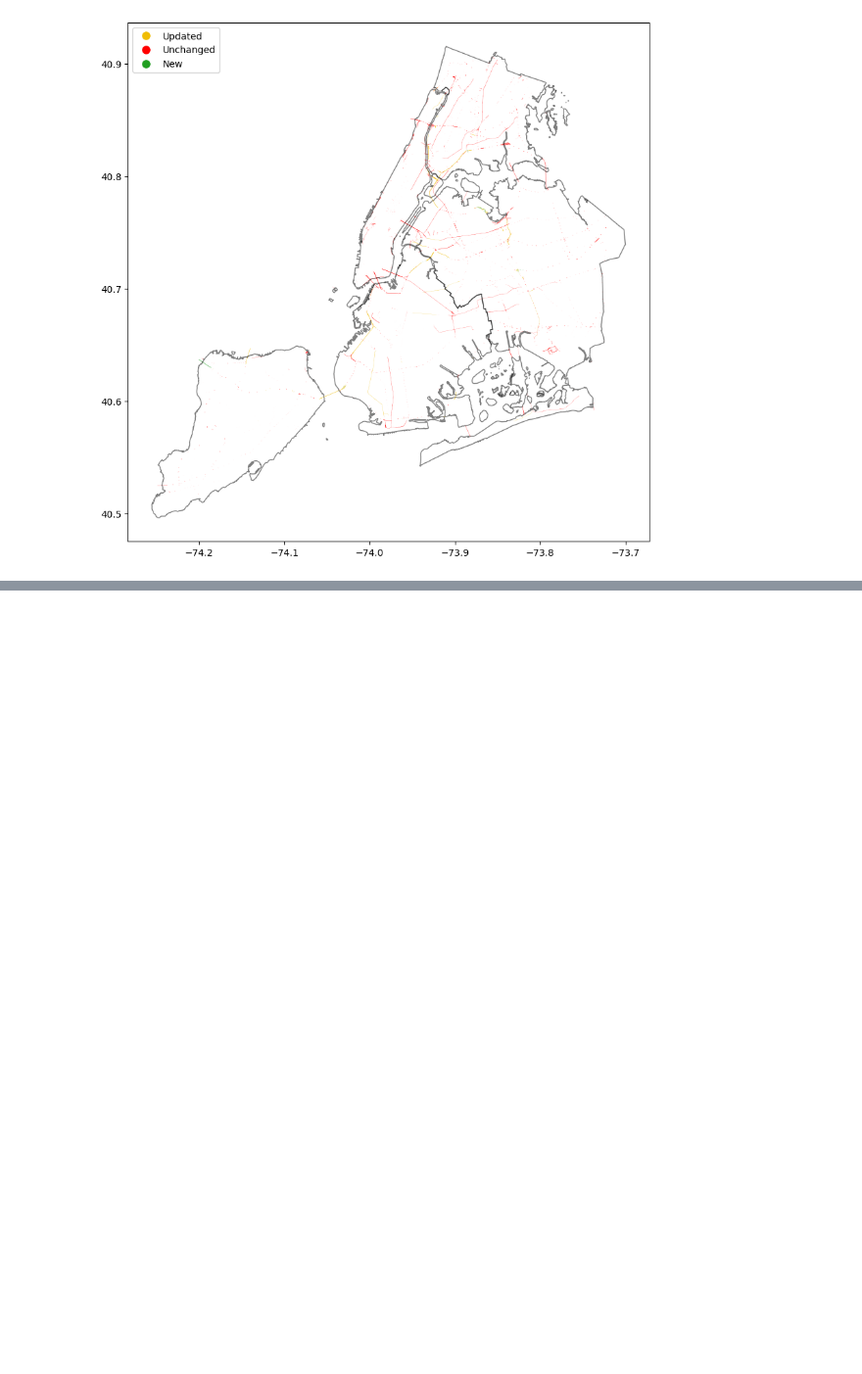
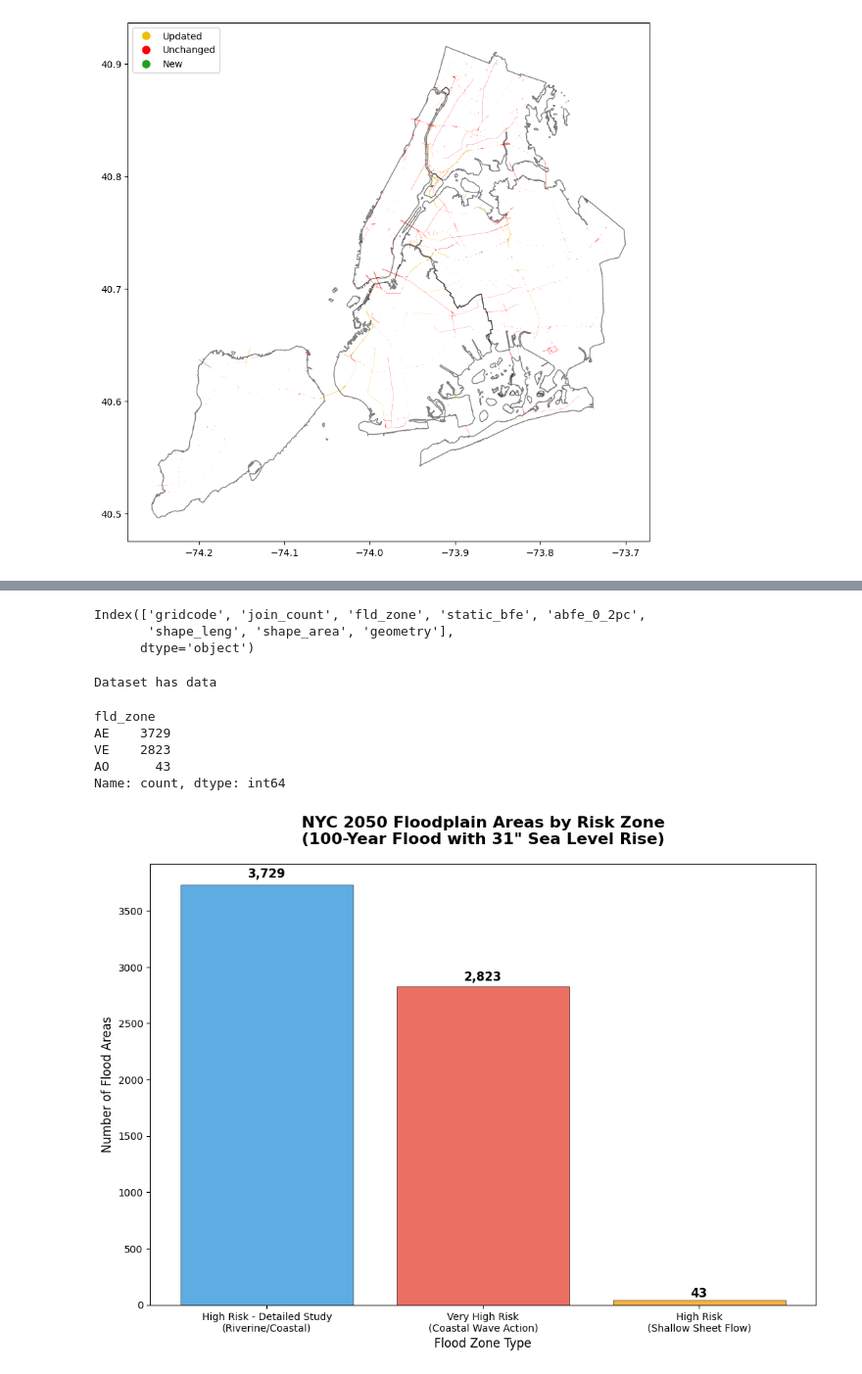
Before and after one commit to alinetheo95/cdp-mapping-systems, a Jupyter notebook: Assignments/01-loading-and-visualizing-data-1.ipynb, the cells around one changed output, grey strips where cells are left out. Shown at 98% size. Saved outputs shown, nothing was run; the diff lists cells and outputs as text; code cells hidden in the pictures; blank space fills up the shorter version.

```diff
--- a/Assignments/01-loading-and-visualizing-data-1.ipynb
+++ b/Assignments/01-loading-and-visualizing-data-1.ipynb
@@ -158,0 +211,4 @@ plt.legend(legend_colors, labels, loc="upper left")
+# %%
+floodplain = gpd.read_file(
+    "/Users/alinetheo/Documents/Columbia/Summer 2025/Mapping Systems/Data Sets/Future Floodplain 2050s_20250711/geo_export_9411bcca-a6a9-4650-9ed5-c613c3ef545c.shp"
+)
@@ -158,0 +224,76 @@ plt.legend(legend_colors, labels, loc="upper left")
+# %%
+floodplain.columns
+# %% [output]
+Index(['gridcode', 'join_count', 'fld_zone', 'static_bfe', 'abfe_0_2pc',
+       'shape_leng', 'shape_area', 'geometry'],
+      dtype='object')
+# %%
+# Checking to see if the dataset is empty
+if floodplain.empty:
+    print("Dataset is empty")
+else:
+    print("Dataset has data")
+# %% [output]
+Dataset has data
+# %%
+# Now I'm going to look at the Distribution of Flood Zones with a bar chart
+
+zone_counts = floodplain["fld_zone"].value_counts()
+zone_counts
+# %% [output]
+fld_zone
+AE    3729
+VE    2823
+AO      43
+Name: count, dtype: int64
+# %%
+# Bar chart of flood zone types
+plt.figure(figsize=(12, 8))  # Made it wider to accommodate longer labels
+
+# Define colors for different flood zones
+zone_colors = {
+    "AE": "#3498db",  # Blue - high risk
+    "VE": "#e74c3c",  # Red - very high risk
+    "AO": "#f39c12",  # Orange - high risk shallow
+}
+
+# Get colors for each zone
+bar_colors = [zone_colors.get(zone, "#95a5a6") for zone in zone_counts.index]
+
+# Create bar chart
+bars = plt.bar(
+    range(len(zone_counts)),
+    zone_counts.values,
+    color=bar_colors,
+    alpha=0.8,
+    edgecolor="black",
+    linewidth=0.5,
+)
+
+# Customize the chart
+plt.title(
+    'NYC 2050 Floodplain Areas by Risk Zone\n(100-Year Flood with 31" Sea Level Rise)',
+    fontsize=16,
+    fontweight="bold",
+    pad=20,
+)
+plt.xlabel("Flood Zone Type", fontsize=12)
+plt.ylabel("Number of Flood Areas", fontsize=12)
+
+# Set x-axis labels with descriptions
+descriptive_labels = [zone_labels.get(zone, zone) for zone in zone_counts.index]
+plt.xticks(range(len(zone_counts)), descriptive_labels, rotation=0, ha="center")
+
+# Add value labels on top of bars
+for i, v in enumerate(zone_counts.values):
+    plt.text(
+        i,
+        v + v * 0.01,
+        f"{v:,}",
+        ha="center",
+        va="bottom",
+        fontweight="bold",
+        fontsize=12,
+    )
+# %% [output]
+[figure, added]
```
Also changed, not shown: parts of 13 cells of this notebook.
